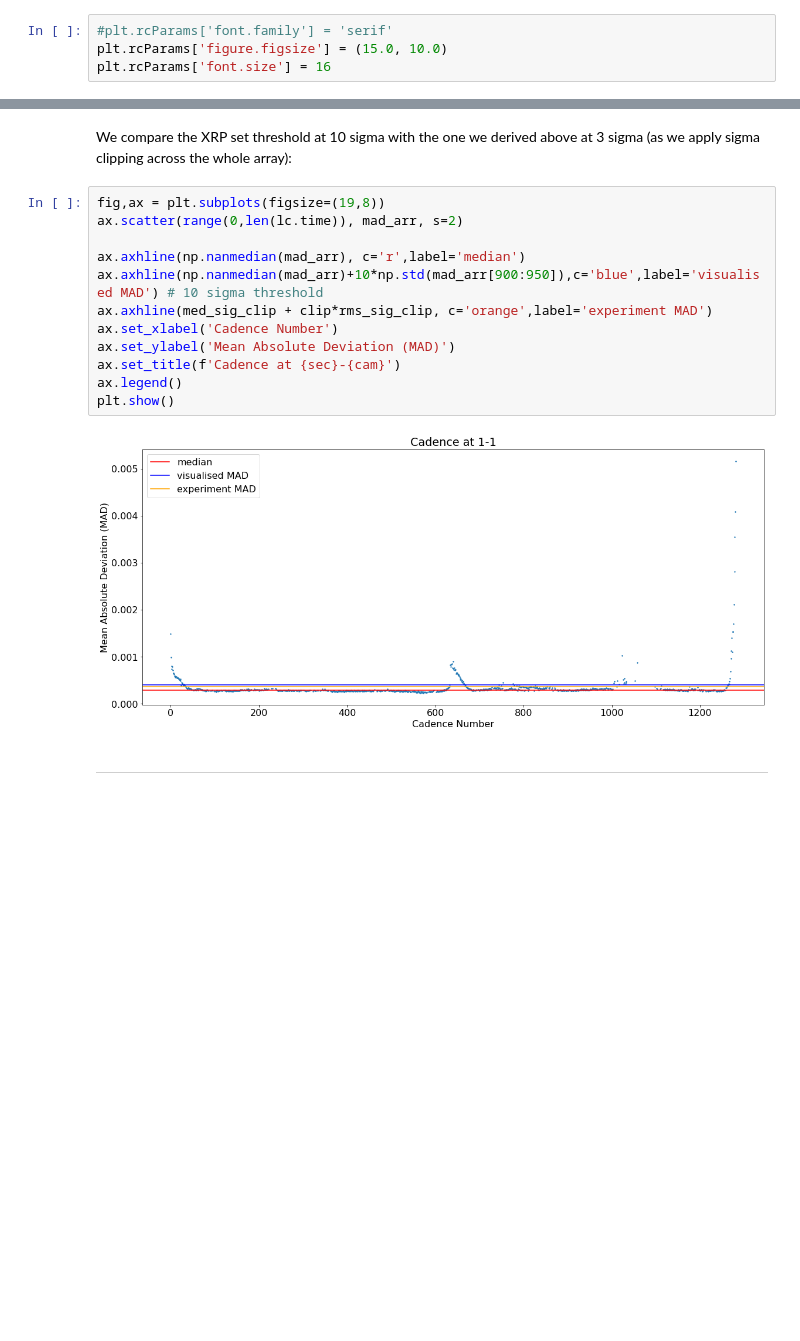
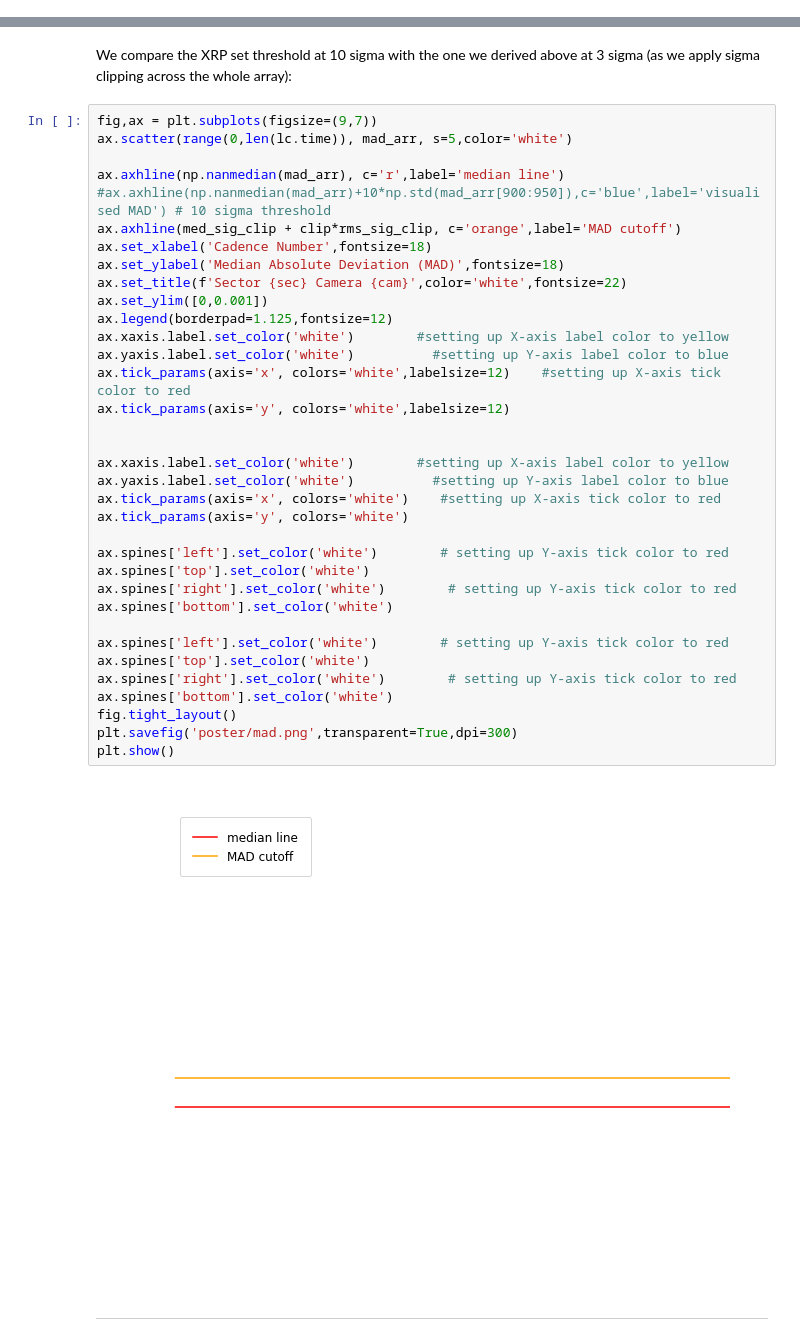
Before and after one commit to azibn/automated_exocomet_hunt, a Jupyter notebook: notebooks/masking.ipynb, the cells around one changed output, grey strips where cells are left out. Cells and saved outputs as stored; diff of their text form; blank space fills up the shorter version.

```diff
--- a/notebooks/masking.ipynb
+++ b/notebooks/masking.ipynb
@@ -23,10 +23,6 @@ from astropy.time import Time
 from tqdm import tqdm
 %matplotlib inline
 np.set_printoptions(threshold=np.inf)
-# %%
-#plt.rcParams['font.family'] = 'serif'
-plt.rcParams['figure.figsize'] = (15.0, 10.0)
-plt.rcParams['font.size'] = 16
 # %% [markdown]
 ### SPOcc files
 # %%
@@ -160,19 +156,42 @@ print(med_sig_clip + clip*rms_sig_clip)
 # %% [markdown]
 We compare the XRP set threshold at 10 sigma with the one we derived above at 3 sigma (as we apply sigma clipping across the whole array):
 # %%
-fig,ax = plt.subplots(figsize=(19,8))
-ax.scatter(range(0,len(lc.time)), mad_arr, s=2)
+fig,ax = plt.subplots(figsize=(9,7))
+ax.scatter(range(0,len(lc.time)), mad_arr, s=5,color='white')
 
-ax.axhline(np.nanmedian(mad_arr), c='r',label='median')
-ax.axhline(np.nanmedian(mad_arr)+10*np.std(mad_arr[900:950]),c='blue',label='visualised MAD') # 10 sigma threshold
-ax.axhline(med_sig_clip + clip*rms_sig_clip, c='orange',label='experiment MAD')
-ax.set_xlabel('Cadence Number')
-ax.set_ylabel('Mean Absolute Deviation (MAD)')
-ax.set_title(f'Cadence at {sec}-{cam}')
-ax.legend()
+ax.axhline(np.nanmedian(mad_arr), c='r',label='median line')
+#ax.axhline(np.nanmedian(mad_arr)+10*np.std(mad_arr[900:950]),c='blue',label='visualised MAD') # 10 sigma threshold
+ax.axhline(med_sig_clip + clip*rms_sig_clip, c='orange',label='MAD cutoff')
+ax.set_xlabel('Cadence Number',fontsize=18)
+ax.set_ylabel('Median Absolute Deviation (MAD)',fontsize=18)
+ax.set_title(f'Sector {sec} Camera {cam}',color='white',fontsize=22)
+ax.set_ylim([0,0.001])
+ax.legend(borderpad=1.125,fontsize=12)
+ax.xaxis.label.set_color('white')        #setting up X-axis label color to yellow
+ax.yaxis.label.set_color('white')          #setting up Y-axis label color to blue
+ax.tick_params(axis='x', colors='white',labelsize=12)    #setting up X-axis tick color to red
+ax.tick_params(axis='y', colors='white',labelsize=12)
+
+
+ax.xaxis.label.set_color('white')        #setting up X-axis label color to yellow
+ax.yaxis.label.set_color('white')          #setting up Y-axis label color to blue
+ax.tick_params(axis='x', colors='white')    #setting up X-axis tick color to red
+ax.tick_params(axis='y', colors='white')
+
+ax.spines['left'].set_color('white')        # setting up Y-axis tick color to red
+ax.spines['top'].set_color('white')
+ax.spines['right'].set_color('white')        # setting up Y-axis tick color to red
+ax.spines['bottom'].set_color('white')
+
+ax.spines['left'].set_color('white')        # setting up Y-axis tick color to red
+ax.spines['top'].set_color('white')
+ax.spines['right'].set_color('white')        # setting up Y-axis tick color to red
+ax.spines['bottom'].set_color('white')
+fig.tight_layout()
+plt.savefig('poster/mad.png',transparent=True,dpi=300)
 plt.show()
 # %% [output]
-[figure, old version]
+[figure, new version]
 # %% [markdown]
 ---
 # %% [markdown]
```
Also changed, not shown: parts of 11 cells of this notebook, 19 other files.
